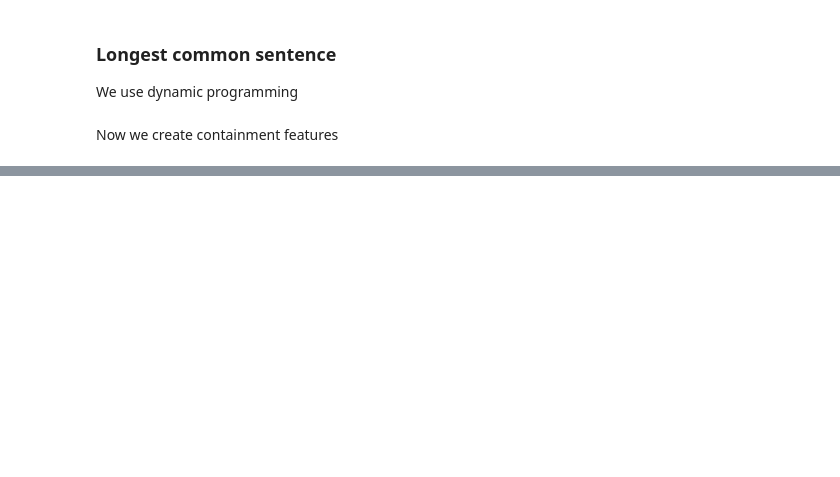
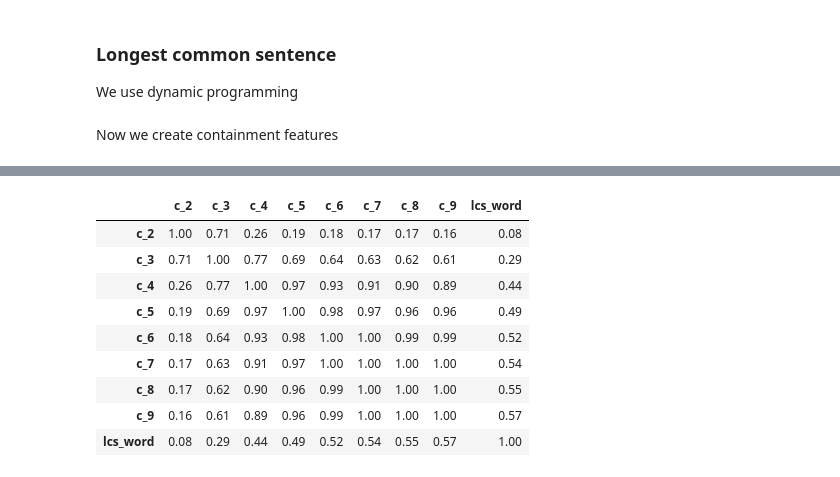
Before and after one commit to p-serna/studying-drosophila, a Jupyter notebook: Drosophila.ipynb, the cells around one changed output, grey strips where cells are left out. Saved outputs shown, nothing was run; the diff lists cells and outputs as text; code cells hidden in the pictures; blank space fills up the shorter version.

```diff
--- a/Drosophila.ipynb
+++ b/Drosophila.ipynb
@@ -323,0 +384,16 @@ print()
+# %%
+corr_matrix = features_df.corr().abs().round(2)
+
+# display shows all of a dataframe
+display(corr_matrix)
+# %% [output]
+|  | c_2 | c_3 | c_4 | c_5 | c_6 | c_7 | c_8 | c_9 | lcs_word |
+| c_2 | 1.00 | 0.71 | 0.26 | 0.19 | 0.18 | 0.17 | 0.17 | 0.16 | 0.08 |
+| c_3 | 0.71 | 1.00 | 0.77 | 0.69 | 0.64 | 0.63 | 0.62 | 0.61 | 0.29 |
+| c_4 | 0.26 | 0.77 | 1.00 | 0.97 | 0.93 | 0.91 | 0.90 | 0.89 | 0.44 |
+| c_5 | 0.19 | 0.69 | 0.97 | 1.00 | 0.98 | 0.97 | 0.96 | 0.96 | 0.49 |
+| c_6 | 0.18 | 0.64 | 0.93 | 0.98 | 1.00 | 1.00 | 0.99 | 0.99 | 0.52 |
+| c_7 | 0.17 | 0.63 | 0.91 | 0.97 | 1.00 | 1.00 | 1.00 | 1.00 | 0.54 |
+| c_8 | 0.17 | 0.62 | 0.90 | 0.96 | 0.99 | 1.00 | 1.00 | 1.00 | 0.55 |
+| c_9 | 0.16 | 0.61 | 0.89 | 0.96 | 0.99 | 1.00 | 1.00 | 1.00 | 0.57 |
+| lcs_word | 0.08 | 0.29 | 0.44 | 0.49 | 0.52 | 0.54 | 0.55 | 0.57 | 1.00 |
```
Also changed, not shown: parts of 16 cells of this notebook.
